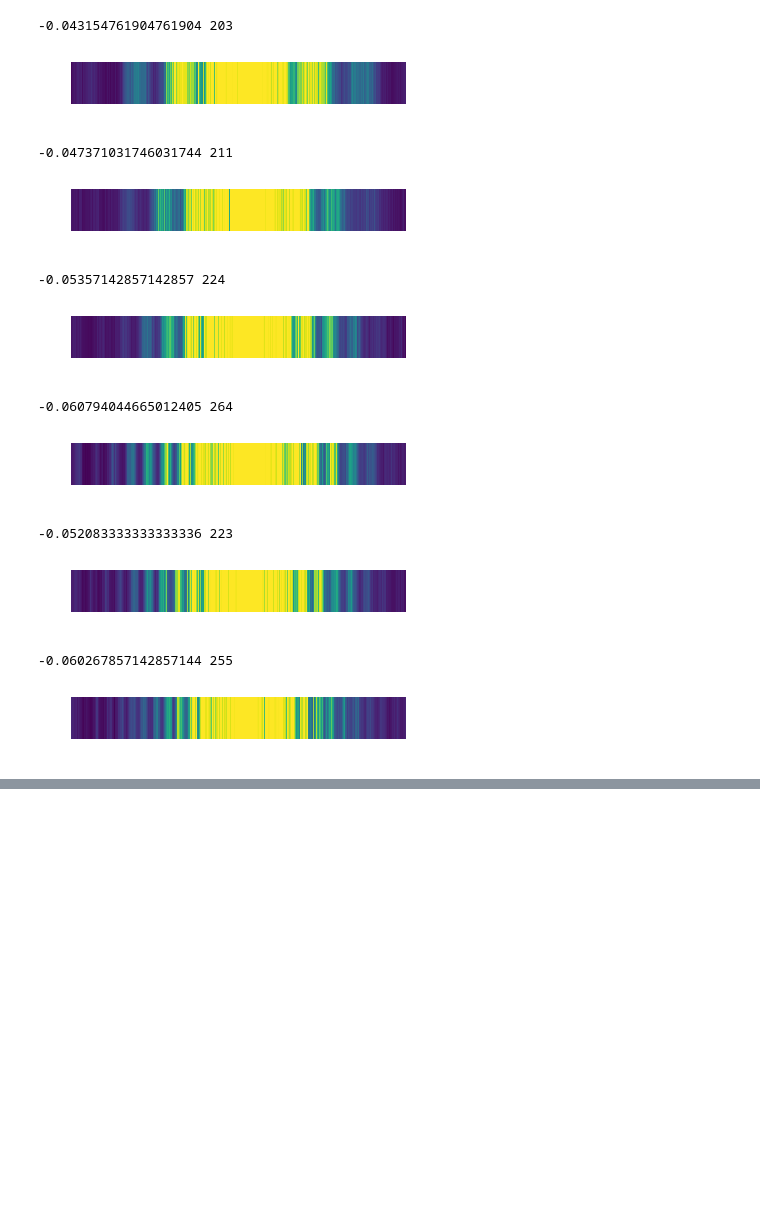
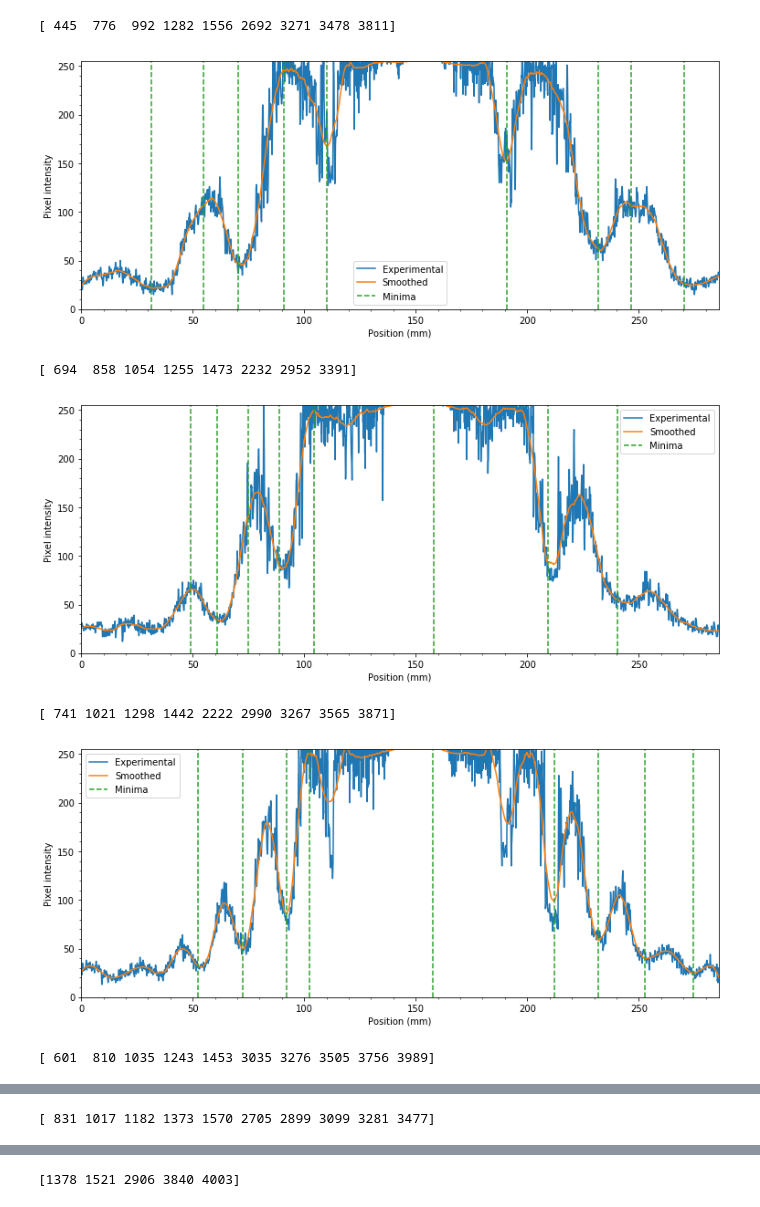
Before and after one commit to Pyxidatol-C/PhyIA, a Jupyter notebook: scripts/pattern.ipynb, the cells around one changed output, grey strips where cells are left out. Saved outputs shown, nothing was run; the diff lists cells and outputs as text; code cells hidden in the pictures; blank space fills up the shorter version.

```diff
--- a/scripts/pattern.ipynb
+++ b/scripts/pattern.ipynb
@@ -28,23 +27,0 @@ for a in (40, 50, 100, 120, 280, 400):
-# %%
-# Wires
-for a in (38, 50, 76, 100, 120, 150):
-    im = cv2.imread(f"raw-data/wires/{a}.png")
-    a, b = main_axis(im)
-    print(a, b)
-    diffraction = pattern(im, (a, b))
-    plt.axis('off')
-    plt.imshow(np.array([diffraction] * 500))
-    plt.show()
-# %% [output]
--0.043154761904761904 203
-[figure, removed]
--0.047371031746031744 211
-[figure, removed]
--0.05357142857142857 224
-[figure, removed]
--0.060794044665012405 264
-[figure, removed]
--0.052083333333333336 223
-[figure, removed]
--0.060267857142857144 255
-[figure, removed]
@@ -50,0 +30,45 @@ for a in (38, 50, 76, 100, 120, 150):
+# %%
+# Wires
+for f, (a, b) in zip([38, 50, 76, 100, 120, 150], [(-0.043154761904761904, 203),
+                                                   (-0.047371031746031744, 211),
+                                                   (-0.05357142857142857, 224),
+                                                   (-0.060794044665012405, 264),
+                                                   (-0.052083333333333336, 223),
+                                                   (-0.060267857142857144, 255),
+                                                  ]):
+    im = cv2.imread(f"raw-data/wires/{f}.png")
+    diffraction = pattern(im, (a, b))
+    xs = 0.0709 * np.arange(len(diffraction))
+    yhat = savgol_filter(diffraction, 203, 3)
+    minima, = argrelextrema(yhat, np.less)
+    min_ = minima[1:][np.diff(minima) * 0.0709 > 10]
+    print(min_)
+    plt.plot(xs, diffraction, label='Experimental')
+    plt.plot(xs, yhat, label='Smoothed')
+
+    for m in min_[:-1]:
+        plt.axvline(m * 0.0709, color='C2', linestyle='--')
+    plt.axvline(min_[-1] * 0.0709, color='C2', linestyle='--', label='Minima')
+
+
+    plt.ylabel("Pixel intensity")
+    plt.xlabel("Position (mm)")
+
+    plt.xlim(min(xs), max(xs))
+    plt.ylim(0, 255)
+
+    plt.legend()
+
+    plt.minorticks_on()
+#     plt.grid()
+    if f == 100:
+        plt.savefig('processed-data/intensity.png', dpi=160, bbox_inches='tight')
+    plt.show()
+# %% [output]
+[ 445  776  992 1282 1556 2692 3271 3478 3811]
+[figure, added]
+[ 694  858 1054 1255 1473 2232 2952 3391]
+[figure, added]
+[ 741 1021 1298 1442 2222 2990 3267 3565 3871]
+[figure, added]
+[ 601  810 1035 1243 1453 3035 3276 3505 3756 3989]
@@ -50,0 +76 @@ for a in (38, 50, 76, 100, 120, 150):
+[ 831 1017 1182 1373 1570 2705 2899 3099 3281 3477]
@@ -50,0 +78 @@ for a in (38, 50, 76, 100, 120, 150):
+[1378 1521 2906 3840 4003]
```
Also changed, not shown: parts of 8 cells of this notebook, 26 other files.
